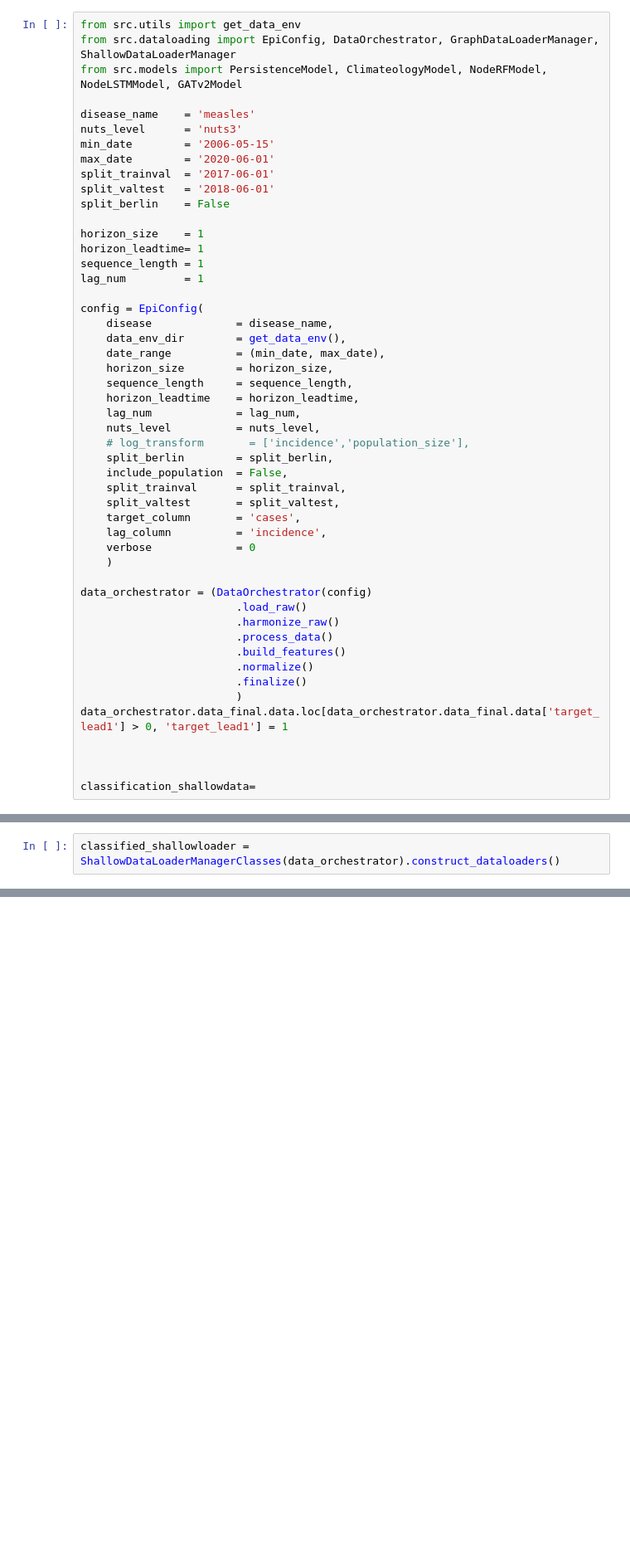
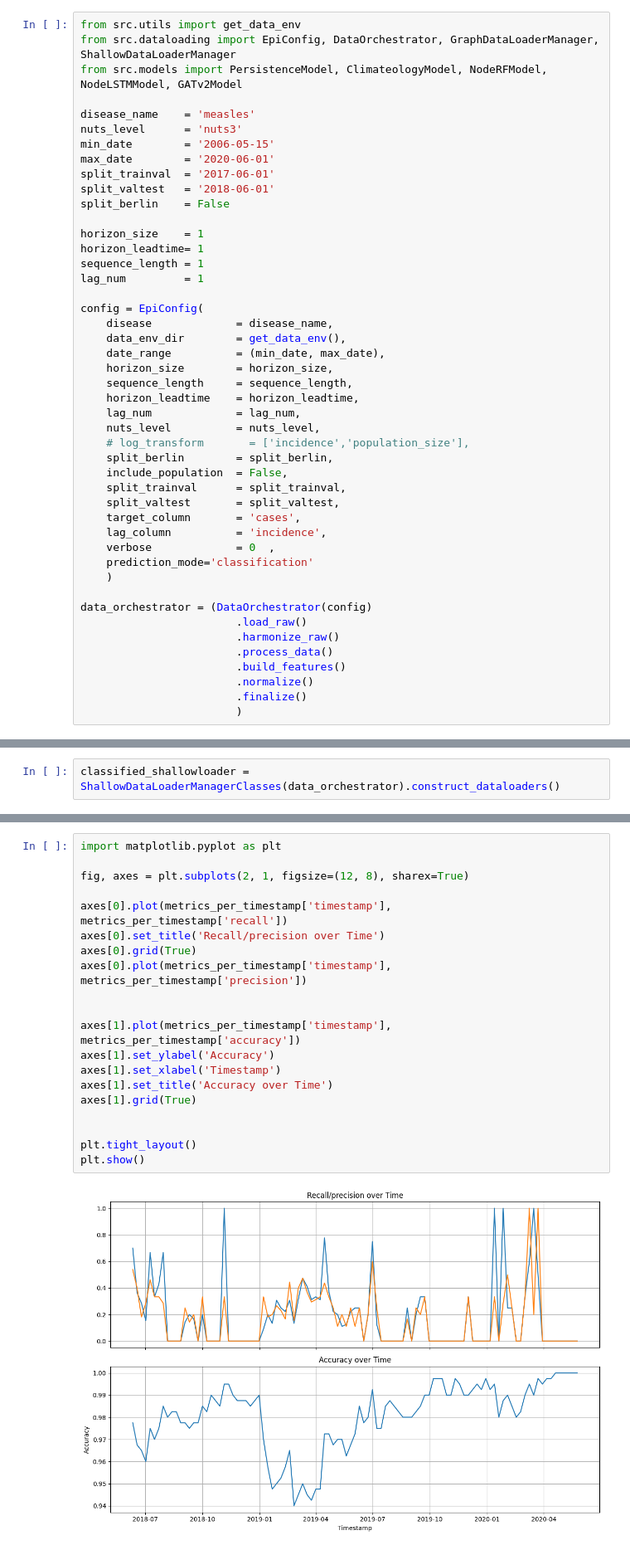
Before and after one commit to stends2001/infectious_disease_gnn, a Jupyter notebook: src/notebooks/measles classifier.ipynb, the cells around one changed output, grey strips where cells are left out. Shown at 83% size. Cells and saved outputs as stored; diff of their text form; blank space fills up the shorter version.

Commit message:
started on integrating classifications

```diff
--- a/src/notebooks/measles classifier.ipynb
+++ b/src/notebooks/measles classifier.ipynb
@@ -32,7 +32,8 @@ config = EpiConfig(
     split_valtest       = split_valtest,
     target_column       = 'cases',
     lag_column          = 'incidence',
-    verbose             = 0
+    verbose             = 0  ,
+    prediction_mode='classification'
     )
 
 data_orchestrator = (DataOrchestrator(config)
@@ -43,8 +44,3 @@ data_orchestrator = (DataOrchestrator(config)
                         .normalize()
                         .finalize()
                         )
-data_orchestrator.data_final.data.loc[data_orchestrator.data_final.data['target_lead1'] > 0, 'target_lead1'] = 1
-
-
-
-classification_shallowdata=
@@ -153,0 +240,22 @@ ps.show_forecasts(26).show()
+# %%
+import matplotlib.pyplot as plt
+
+fig, axes = plt.subplots(2, 1, figsize=(12, 8), sharex=True)
+
+axes[0].plot(metrics_per_timestamp['timestamp'], metrics_per_timestamp['recall'])
+axes[0].set_title('Recall/precision over Time')
+axes[0].grid(True)
+axes[0].plot(metrics_per_timestamp['timestamp'], metrics_per_timestamp['precision'])
+
+
+axes[1].plot(metrics_per_timestamp['timestamp'], metrics_per_timestamp['accuracy'])
+axes[1].set_ylabel('Accuracy')
+axes[1].set_xlabel('Timestamp')
+axes[1].set_title('Accuracy over Time')
+axes[1].grid(True)
+
+
+plt.tight_layout()
+plt.show()
+# %% [output]
+[figure, added]
```
Also changed, not shown: parts of 14 cells of this notebook, 3 other files.
